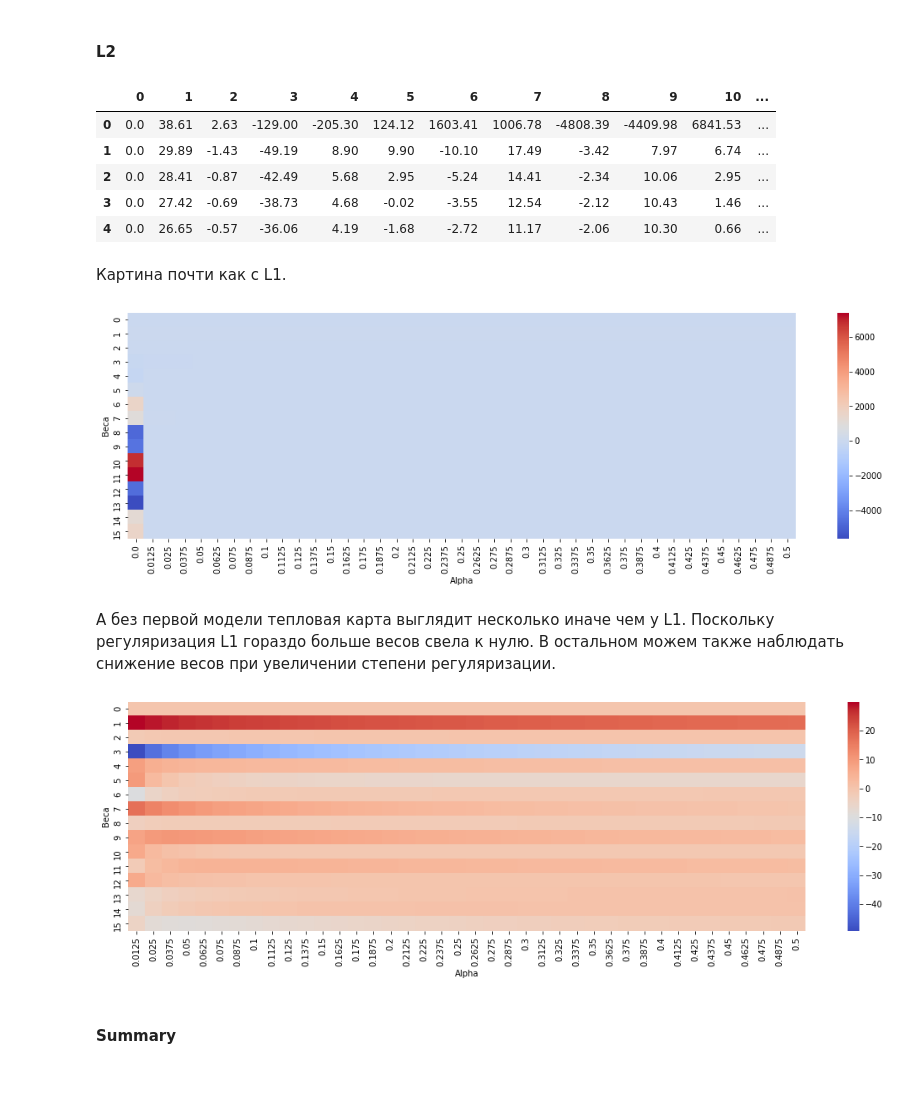
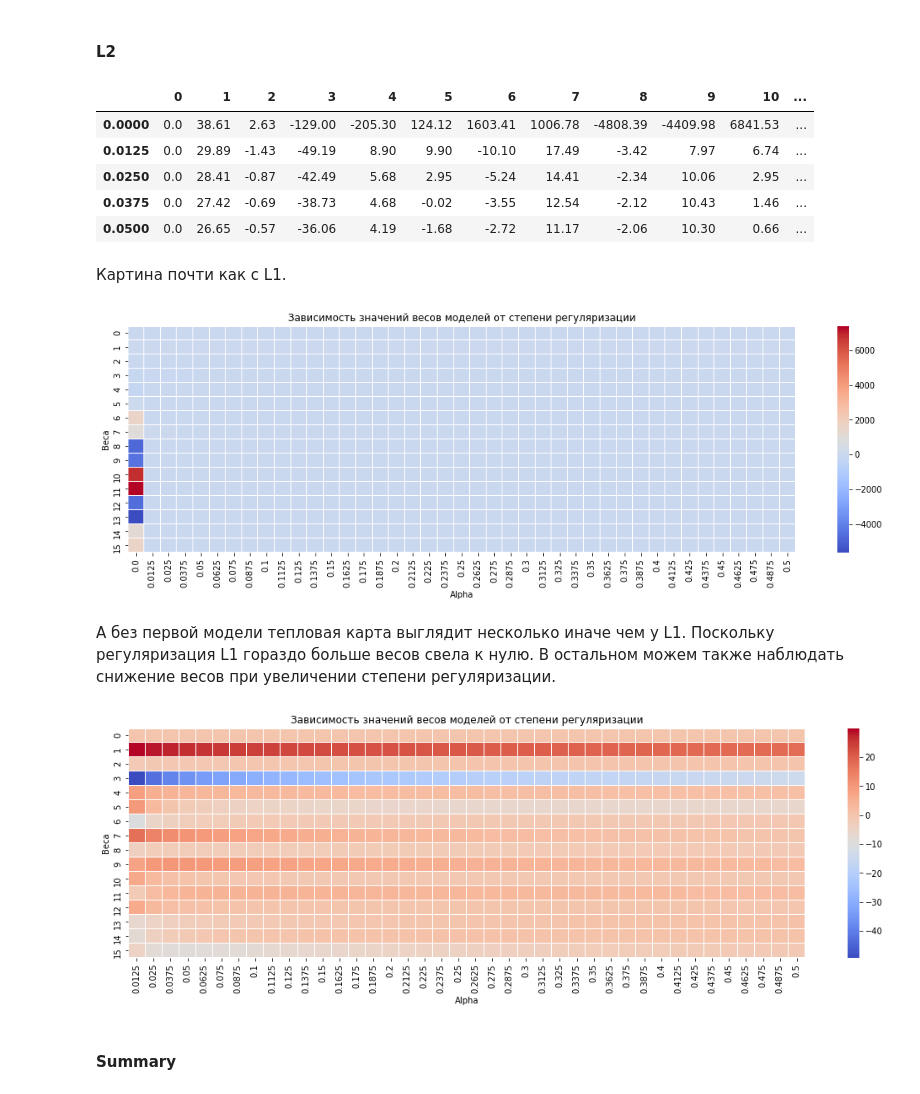
Before and after one commit to slivka83/share, a Jupyter notebook: overfitting_regularization.ipynb, the cells around one changed output. Cells and saved outputs as stored; diff of their text form; code cells hidden in the pictures.

```diff
--- a/overfitting_regularization.ipynb
+++ b/overfitting_regularization.ipynb
@@ -388,32 +402,34 @@ for alpha in ALPHAS:
 l2_coefs = pd.DataFrame(l2_coefs).round(2)
 l2_coefs.index = np.array(ALPHAS).round(4)
 # %%
-coefs.head()
+l2_coefs.head()
 # %% [output]
 |  | 0 | 1 | 2 | 3 | 4 | 5 | 6 | 7 | 8 | 9 | 10 | ... |
-| 0 | 0.0 | 38.61 | 2.63 | -129.00 | -205.30 | 124.12 | 1603.41 | 1006.78 | -4808.39 | -4409.98 | 6841.53 | ... |
-| 1 | 0.0 | 29.89 | -1.43 | -49.19 | 8.90 | 9.90 | -10.10 | 17.49 | -3.42 | 7.97 | 6.74 | ... |
-| 2 | 0.0 | 28.41 | -0.87 | -42.49 | 5.68 | 2.95 | -5.24 | 14.41 | -2.34 | 10.06 | 2.95 | ... |
-| 3 | 0.0 | 27.42 | -0.69 | -38.73 | 4.68 | -0.02 | -3.55 | 12.54 | -2.12 | 10.43 | 1.46 | ... |
-| 4 | 0.0 | 26.65 | -0.57 | -36.06 | 4.19 | -1.68 | -2.72 | 11.17 | -2.06 | 10.30 | 0.66 | ... |
+| 0.0000 | 0.0 | 38.61 | 2.63 | -129.00 | -205.30 | 124.12 | 1603.41 | 1006.78 | -4808.39 | -4409.98 | 6841.53 | ... |
+| 0.0125 | 0.0 | 29.89 | -1.43 | -49.19 | 8.90 | 9.90 | -10.10 | 17.49 | -3.42 | 7.97 | 6.74 | ... |
+| 0.0250 | 0.0 | 28.41 | -0.87 | -42.49 | 5.68 | 2.95 | -5.24 | 14.41 | -2.34 | 10.06 | 2.95 | ... |
+| 0.0375 | 0.0 | 27.42 | -0.69 | -38.73 | 4.68 | -0.02 | -3.55 | 12.54 | -2.12 | 10.43 | 1.46 | ... |
+| 0.0500 | 0.0 | 26.65 | -0.57 | -36.06 | 4.19 | -1.68 | -2.72 | 11.17 | -2.06 | 10.30 | 0.66 | ... |
 # %% [markdown]
 Картина почти как с L1.
 # %%
 plt.figure(figsize=(18,5))
-sns.heatmap(l2_coefs.T, cmap='coolwarm');
+sns.heatmap(l2_coefs.T, cmap='coolwarm', linewidth=.01);
 plt.xlabel('Alpha')
 plt.ylabel('Веса');
+plt.title('Зависимость значений весов моделей от степени регуляризации');
 # %% [output]
-[figure, old version]
+[figure, new version]
 # %% [markdown]
 А без первой модели тепловая карта выглядит несколько иначе чем у L1. Поскольку регуляризация L1 гораздо больше весов свела к нулю. В остальном можем также наблюдать снижение весов при увеличении степени регуляризации.
 # %%
 plt.figure(figsize=(18,5))
-sns.heatmap(l2_coefs.iloc[1:].T, cmap='coolwarm');
+sns.heatmap(l2_coefs.iloc[1:].T, cmap='coolwarm', linewidth=.01);
 plt.xlabel('Alpha')
 plt.ylabel('Веса');
+plt.title('Зависимость значений весов моделей от степени регуляризации');
 # %% [output]
-[figure, old version]
+[figure, new version]
 # %% [markdown]
 #### Summary
 # %% [markdown]
```
Also changed, not shown: parts of 5 cells of this notebook.
